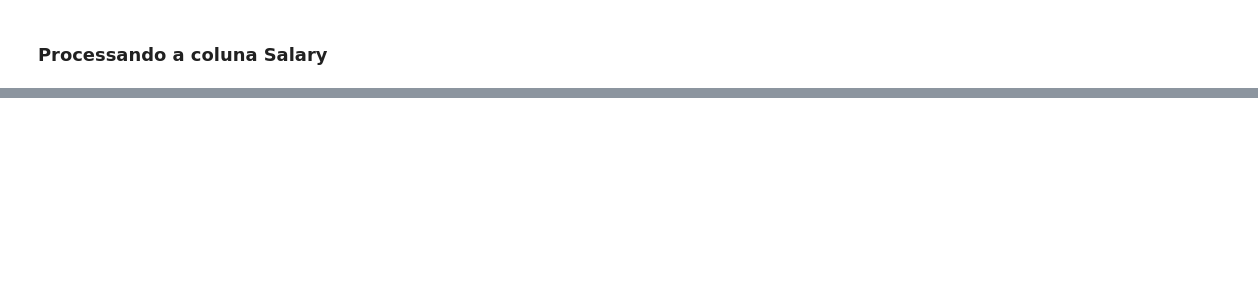
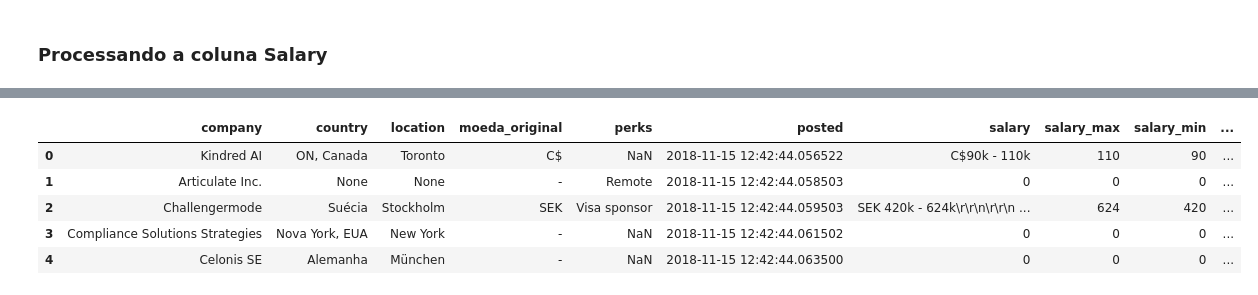
Before and after one commit to GuilhermeDomith/mineracao_de_dados, a Jupyter notebook: 03_coleta_de_dados/cleaning_data_stack_overflow.ipynb, the cells around one changed output, grey strips where cells are left out. Drawn from its saved outputs; the diff is of its cells as text; code cells hidden in the pictures; blank space fills up the shorter version.

```diff
--- a/03_coleta_de_dados/cleaning_data_stack_overflow.ipynb
+++ b/03_coleta_de_dados/cleaning_data_stack_overflow.ipynb
@@ -96,10 +95,3 @@ df.head()
 df = df.drop(['request_date'], axis=1)
 # %% [markdown]
 ### Processando a coluna Salary
-# %%
-def clear_salary(x):
-    if not isinstance(x, float):
-        salary = x.split()
-        print(salary)
-
-df['salary'].apply(clear_salary)
@@ -158,0 +164,27 @@ moedas = {
+# %%
+df['country'] = df['country'].replace({
+    'TX': 'Texas, EUA',
+    'CA': 'Califórnia, EUA',
+    'VA': 'Virgínia, EUA',
+    'NY': 'Nova York, EUA',
+    'CO': 'Colorado, EUA',
+    'PA': 'Pensilvânia, EUA',
+    'MA': 'Massachusetts, EUA',
+    'IL': 'Illinois, EUA',
+    'NJ': 'Nova Jersey, EUA',
+    'UT': 'Utah, EUA',
+    'OH': 'Ohio, EUA',
+    'FL': 'Flórida, EUA',
+    'WI': 'Wisconsin, EUA',
+    'DC': 'Washington, EUA',
+    'TN': 'Tennessee, EUA',
+    'MI': 'Michigan, EUA',
+    'WA': 'Washington, EUA',
+    'MD': 'Maryland, EUA',
+    'IN': 'Indiana, EUA',
+    'AZ': 'Arizona, EUA',
+    'DE': 'Delaware, EUA',
+    'GA': 'Georgia, EUA',
+    'MO': 'Missouri, EUA',
+    'NC': 'Carolina do Norte, EUA'
+})
@@ -158,0 +196,10 @@ moedas = {
+# %%
+df[['salary_min', 'salary_max', 'salary']] = df[['salary_min', 'salary_max', 'salary']].fillna(0)
+df.head()
+# %% [output]
+|  | company | country | location | moeda_original | perks | posted | salary | salary_max | salary_min | ... |
+| 0 | Kindred AI | ON, Canada | Toronto | C$ | NaN | 2018-11-15 12:42:44.056522 | C$90k - 110k | 110 | 90 | ... |
+| 1 | Articulate Inc. | None | None | - | Remote | 2018-11-15 12:42:44.058503 | 0 | 0 | 0 | ... |
+| 2 | Challengermode | Suécia | Stockholm | SEK | Visa sponsor | 2018-11-15 12:42:44.059503 | SEK 420k - 624k\r\r\n\r\r\n ... | 624 | 420 | ... |
+| 3 | Compliance Solutions Strategies | Nova York, EUA | New York | - | NaN | 2018-11-15 12:42:44.061502 | 0 | 0 | 0 | ... |
+| 4 | Celonis SE | Alemanha | München | - | NaN | 2018-11-15 12:42:44.063500 | 0 | 0 | 0 | ... |
```
Also changed, not shown: parts of 26 cells of this notebook, 9 other files.
